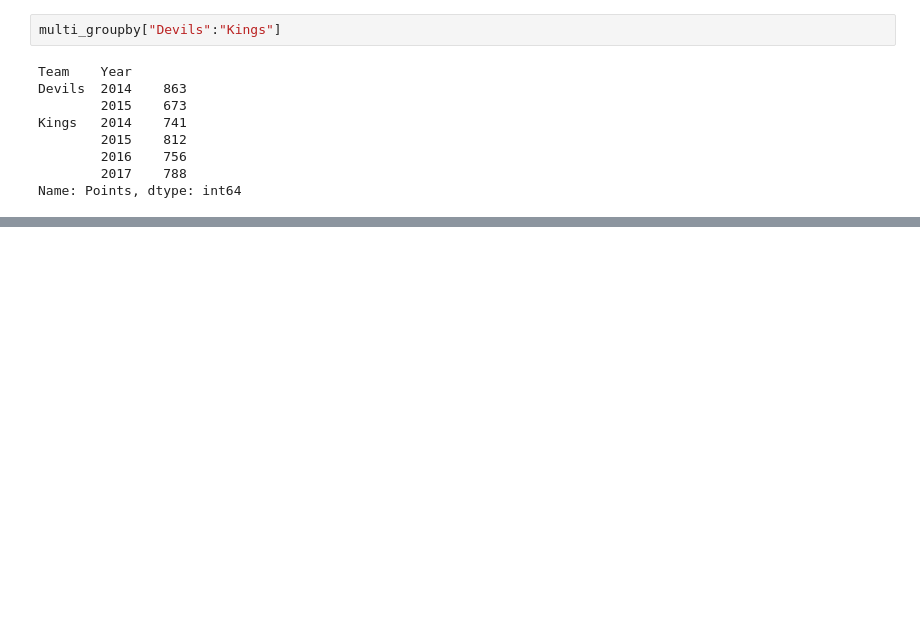
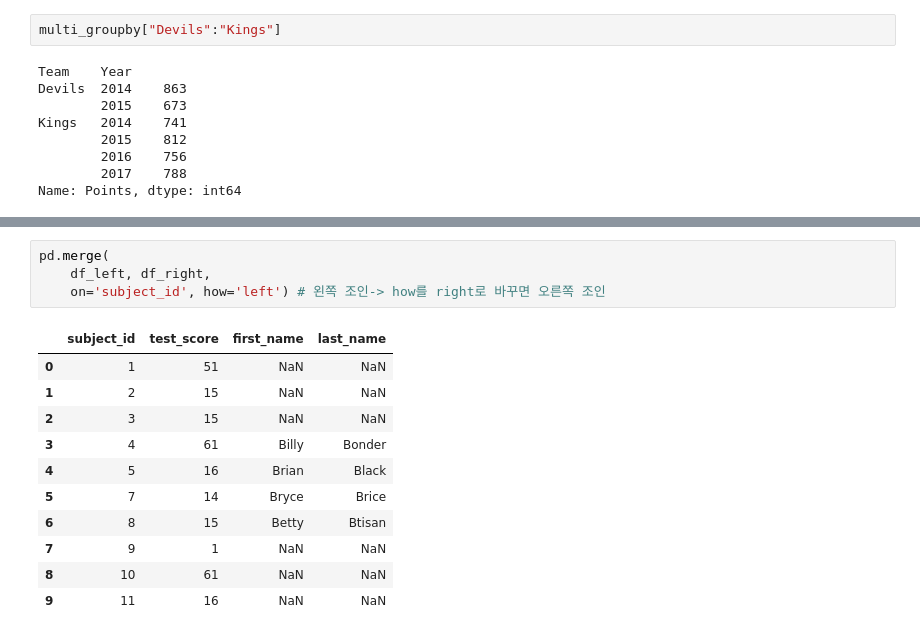
Before and after one commit to Hojinjja/MachineLearning, a Jupyter notebook: pandas/pandas.ipynb, the cells around one changed output, grey strips where cells are left out. Saved outputs shown, nothing was run; the diff lists cells and outputs as text; blank space fills up the shorter version.

```diff
--- a/pandas/pandas.ipynb
+++ b/pandas/pandas.ipynb
@@ -382,0 +498,16 @@ Name: Points, dtype: float64
+# %%
+pd.merge(
+    df_left, df_right,
+    on='subject_id', how='left') # 왼쪽 조인-> how를 right로 바꾸면 오른쪽 조인
+# %% [output]
+|  | subject_id | test_score | first_name | last_name |
+| 0 | 1 | 51 | NaN | NaN |
+| 1 | 2 | 15 | NaN | NaN |
+| 2 | 3 | 15 | NaN | NaN |
+| 3 | 4 | 61 | Billy | Bonder |
+| 4 | 5 | 16 | Brian | Black |
+| 5 | 7 | 14 | Bryce | Brice |
+| 6 | 8 | 15 | Betty | Btisan |
+| 7 | 9 | 1 | NaN | NaN |
+| 8 | 10 | 61 | NaN | NaN |
+| 9 | 11 | 16 | NaN | NaN |
```
Also changed, not shown: parts of 29 cells of this notebook, 16 other files.
